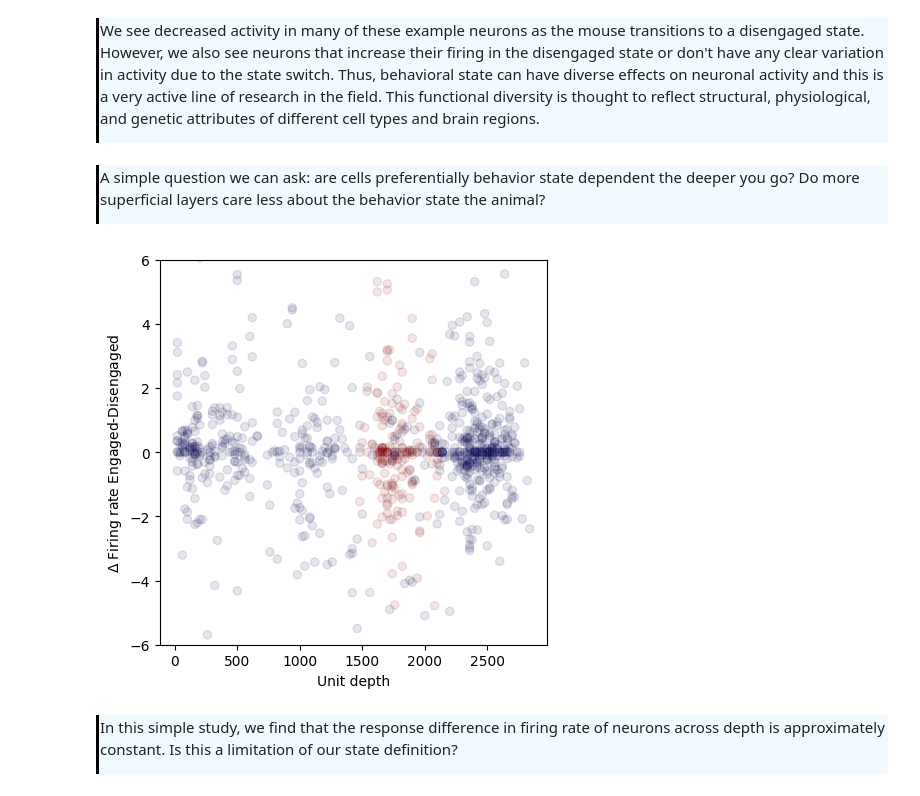
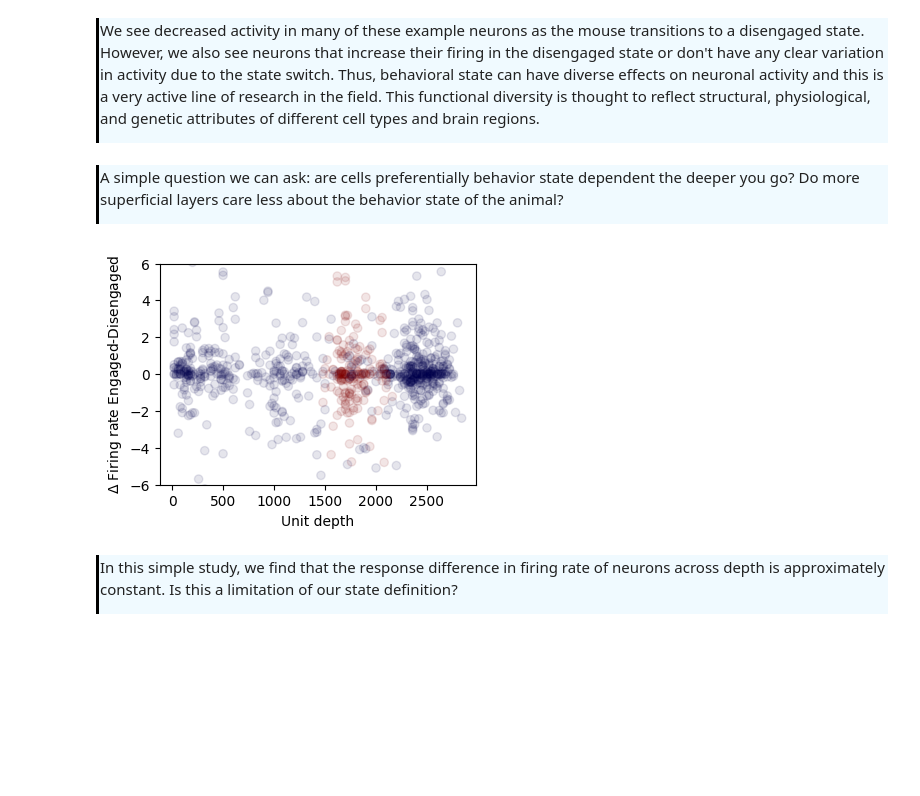
Before and after one commit to AllenSWDB/swdb_visualbehavior_template, a Jupyter notebook: code/Workshop1.ipynb, the cells around one changed output. Cells and saved outputs as stored; diff of their text form; code cells hidden in the pictures; blank space fills up the shorter version.

```diff
--- a/code/Workshop1.ipynb
+++ b/code/Workshop1.ipynb
@@ -592,7 +594,7 @@ spike_times = [unit_data[np.logical_and(s1 <= unit_data, unit_data <= s2)] - s1
 spike_rate = [float(spike_times[a].shape[0])/(stop_times[i]-start_times[i]) for a, i in enumerate(start_times.index)]
 
 # plot the firing rate up
-fig, ax = plt.subplots(1,1,figsize=[6,3])
+fig, ax = plt.subplots(1,1,figsize=[6,2])
 
 ax.plot(spike_rate, 'k')
 ax.set_title(unit)
@@ -608,5 +610,7 @@ for i, trial in enumerate(switch_trials[:-1]):
 ax.set_title(unit)
 ax.set_xlabel('Trials')
 ax.set_ylabel('Firing Rate')
+ax.set_xlim(go_trials[0], go_trials[-1])
+plt.tight_layout()
 plt.show()
 # %% [output]
@@ -742,7 +748,7 @@ plt.tight_layout()
 </div>
 # %% [markdown]
 <div style="border-left: 3px solid #000; padding: 1px; padding-left: 10px; background: #F0FAFF; ">
-<p> A simple question we can ask: are cells preferentially behavior state dependent the deeper you go? Do more superficial layers care less about the behavior state the animal?
+<p> A simple question we can ask: are cells preferentially behavior state dependent the deeper you go? Do more superficial layers care less about the behavior state of the animal?
 </div>
 # %%
 area_of_interest = ['CA1'] # region in the hippocampus!
@@ -750,7 +756,7 @@ unit_nos = np.array([idx for idx, ccf in enumerate(unit_table.structure_acronym.
 unit_ids = unit_table.index[unit_nos]
 
 # In this cell we make the same set of rasters, but also add a second column of plots showing the trial-wise firing rate
-fig,ax = plt.subplots(1,1, figsize = (5,5))
+fig,ax = plt.subplots(1,1, figsize = (4,3))
 
 # extract the sample unit ids and ready our three lists for recording values
 example_unit_ids = unit_table.index
@@ -761,36 +767,37 @@ in_region = []
 # loop through all units
 for n, unit in enumerate(example_unit_ids):
     unit_data = session.spike_times[unit]
     spike_times = [unit_data[np.logical_and(s1 <= unit_data, unit_data <= s2)] - s1 for s1, s2 in zip(start_times, stop_times)]
 
     # Compute the firing rate for each trial
     firing_rate = [len(spikes)/(s2 - s1) for spikes, s1, s2 in zip(spike_times, start_times, stop_times)]
 
     # compute the firing rate in both the engaged and disengaged trials
     engaged_firing_rate = []
     disengaged_firing_rate = []
     for i, trial in enumerate(switch_trials[:-1]):
         if not states.values[trial+1]:
             engaged_firing_rate.append(firing_rate[i])
         else:
             disengaged_firing_rate.append(firing_rate[i])
 
-    # identify if unit in in the CA1 CCF.
+    # identify if unit is in the CA1 CCF.
     if unit in unit_ids:
         in_region.append(1)
     else:
         in_region.append(0)
     # Calculate the difference in firing rate for that unit between behavior states.
     engaged_firing_rate_difference.append((np.mean(engaged_firing_rate) - np.mean(disengaged_firing_rate)))
-    unit_depth.append(unit_table.loc[unit].probe_vertical_position)#waveform_duration)
+    unit_depth.append(unit_table.loc[unit].probe_vertical_position)   #waveform_duration
 ax.scatter(unit_depth, engaged_firing_rate_difference, c=in_region, alpha=0.1, cmap='seismic')
 #ax.set_xlim([0,1])
 ax.set_ylim([-6,6])
 ax.set_xlabel('Unit depth')
 ax.set_ylabel('$\Delta$ Firing rate Engaged-Disengaged')
+plt.tight_layout()
 plt.show()
 # %% [output]
-[figure, old version]
+[figure, new version]
 # %% [markdown]
 <div style="border-left: 3px solid #000; padding: 1px; padding-left: 10px; background: #F0FAFF; ">
 <p> In this simple study, we find that the response difference in firing rate of neurons across depth is approximately constant. Is this  a limitation of our state definition?
```
Also changed, not shown: parts of 7 cells of this notebook.
